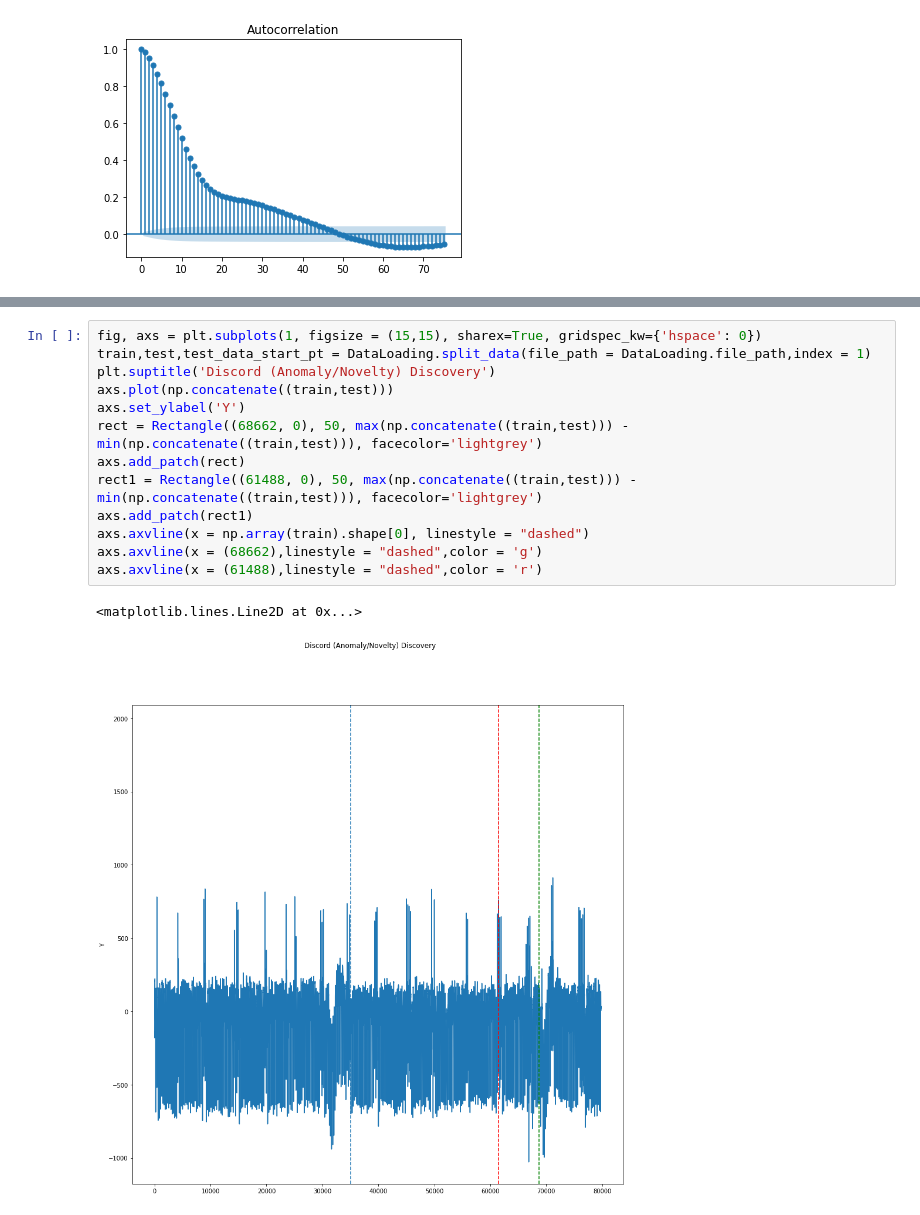
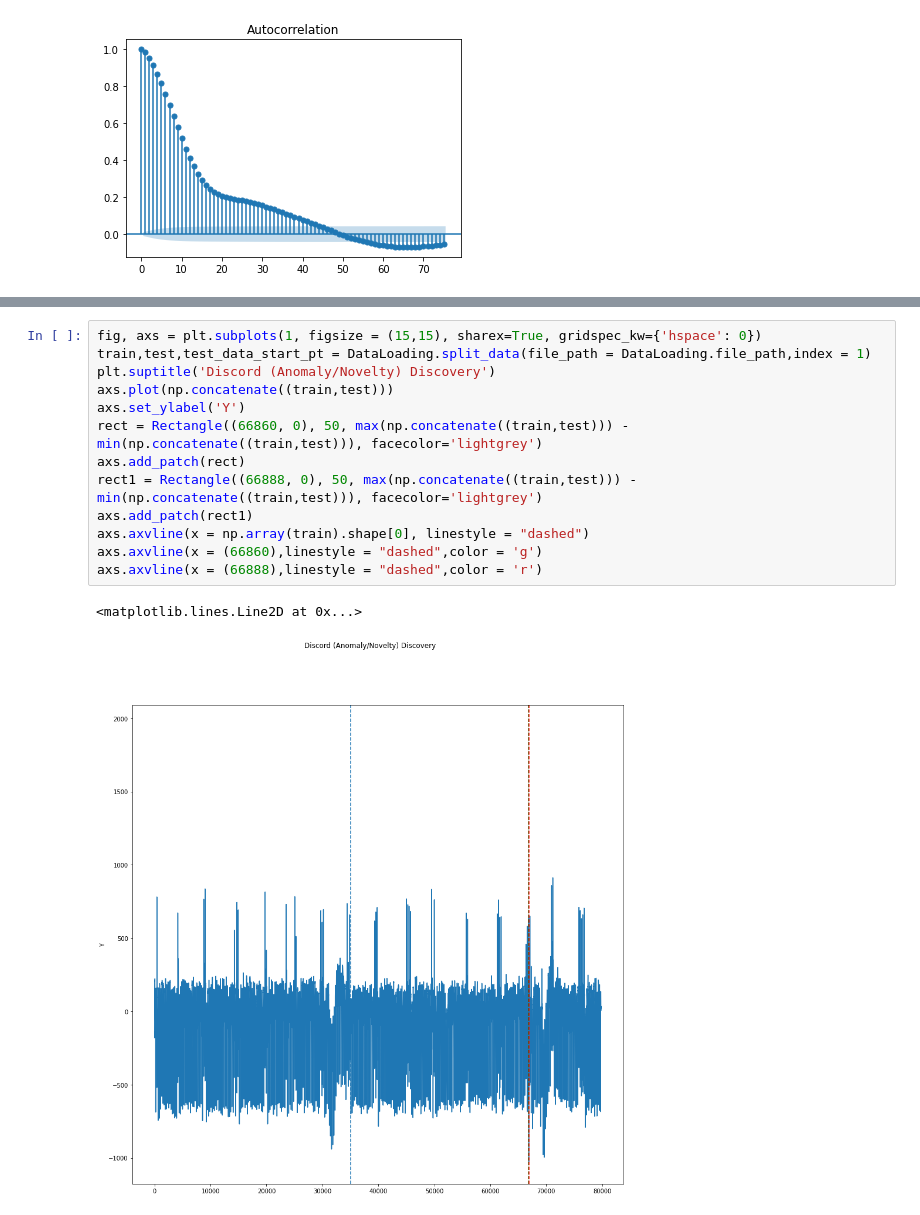
Before and after one commit to Pasindu19970808/Anomaly-Detection-Project, a Jupyter notebook: DataVisualization.ipynb, the cells around one changed output, grey strips where cells are left out. Saved outputs shown, nothing was run; the diff lists cells and outputs as text.

```diff
--- a/DataVisualization.ipynb
+++ b/DataVisualization.ipynb
@@ -194,18 +201,18 @@ axs.axvline(x = (17099 + 25),linestyle = "dashed",color = 'r')
 # %%
 fig, axs = plt.subplots(1, figsize = (15,15), sharex=True, gridspec_kw={'hspace': 0})
 train,test,test_data_start_pt = DataLoading.split_data(file_path = DataLoading.file_path,index = 1)
 plt.suptitle('Discord (Anomaly/Novelty) Discovery')
 axs.plot(np.concatenate((train,test)))
 axs.set_ylabel('Y')
-rect = Rectangle((68662, 0), 50, max(np.concatenate((train,test))) - min(np.concatenate((train,test))), facecolor='lightgrey')
+rect = Rectangle((66860, 0), 50, max(np.concatenate((train,test))) - min(np.concatenate((train,test))), facecolor='lightgrey')
 axs.add_patch(rect)
-rect1 = Rectangle((61488, 0), 50, max(np.concatenate((train,test))) - min(np.concatenate((train,test))), facecolor='lightgrey')
+rect1 = Rectangle((66888, 0), 50, max(np.concatenate((train,test))) - min(np.concatenate((train,test))), facecolor='lightgrey')
 axs.add_patch(rect1)
 axs.axvline(x = np.array(train).shape[0], linestyle = "dashed")
-axs.axvline(x = (68662),linestyle = "dashed",color = 'g')
-axs.axvline(x = (61488),linestyle = "dashed",color = 'r')
+axs.axvline(x = (66860),linestyle = "dashed",color = 'g')
+axs.axvline(x = (66888),linestyle = "dashed",color = 'r')
 # %% [output]
 <matplotlib.lines.Line2D at 0x...>
-[figure, old version]
+[figure, new version]
 # %%
 fig, axs = plt.subplots(1, figsize = (15,15), sharex=True, gridspec_kw={'hspace': 0})
```
Also changed, not shown: parts of 26 cells of this notebook, 5 other files.
